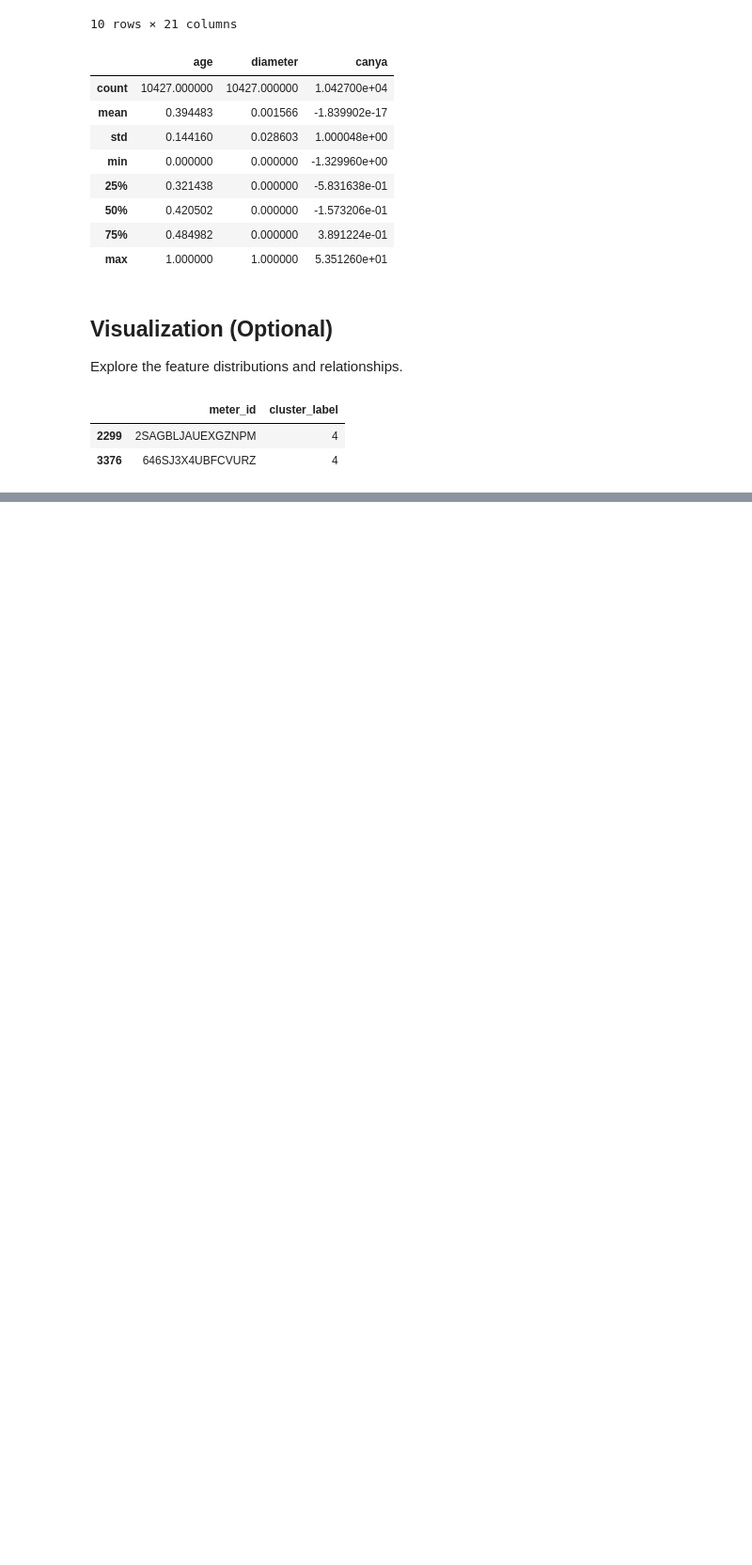
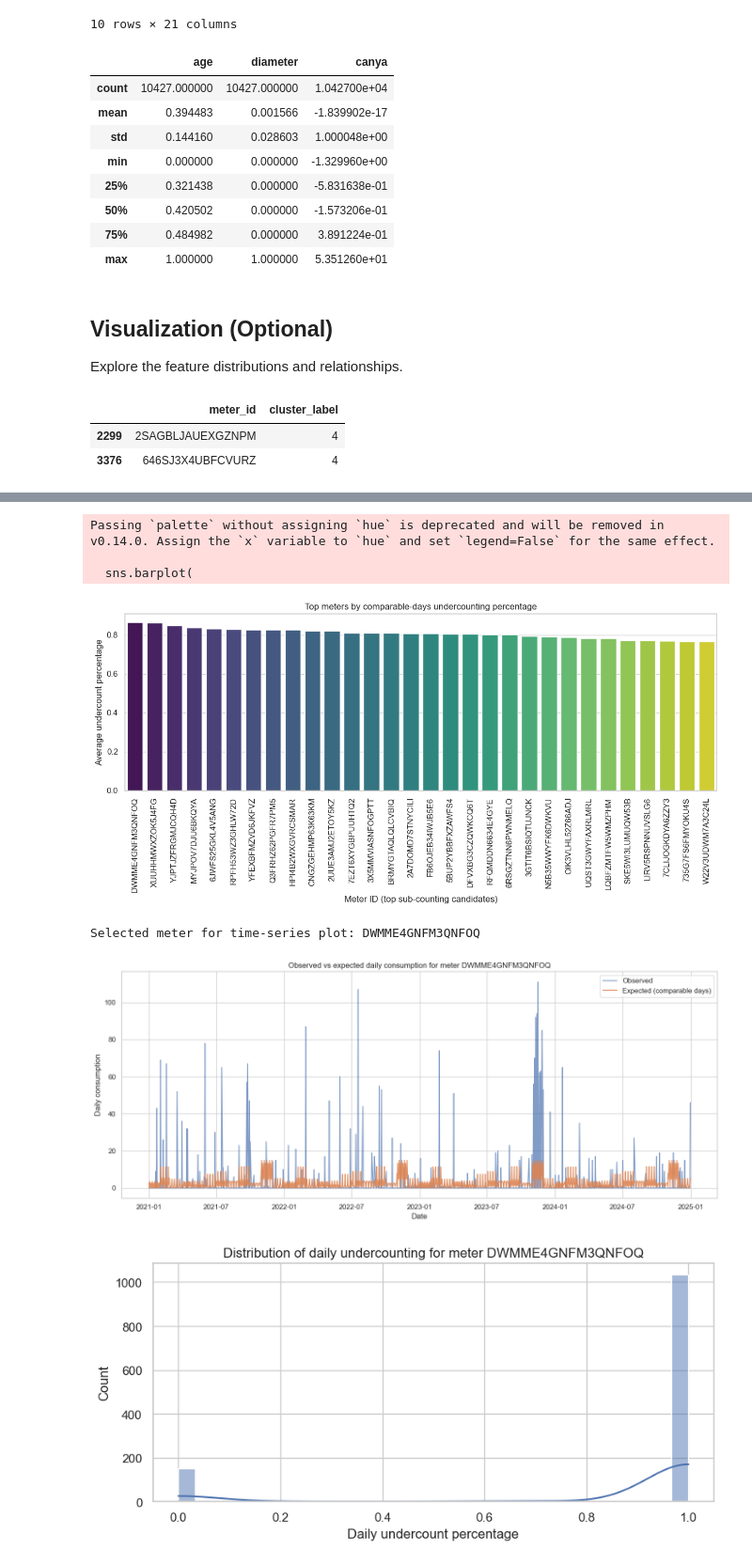
Before and after one commit to aniol-petit/barcelona-water-flow, a Jupyter notebook: data/stage1_kmeans/kmeans_physical.ipynb, the cells around one changed output, grey strips where cells are left out. Shown at 94% size. Cells and saved outputs as stored; diff of their text form; code cells hidden in the pictures; blank space fills up the shorter version.

```diff
--- a/data/stage1_kmeans/kmeans_physical.ipynb
+++ b/data/stage1_kmeans/kmeans_physical.ipynb
@@ -318,0 +450,18 @@ df_clusters.nlargest(10, "canya")
+# %%
+# 3. Compute expected consumption using comparable days
+
+# Group by meter and comparable-day key, then compute mean daily consumption
+comparable_key = ["meter_id", "month", "day_of_week", "is_weekend"]
+
+df_daily_all["expected_consumption"] = (
+    df_daily_all
+    .groupby(comparable_key)["daily_consumption"]
+    .transform("mean")
+)
+
+# Remove days where expected consumption is missing or zero (no comparable days
+# or zero baseline) to avoid division-by-zero issues.
+mask_valid = df_daily_all["expected_consumption"] > 0
+
+df_daily_valid = df_daily_all.loc[mask_valid].copy()
+print("Valid daily rows for undercounting analysis:", df_daily_valid.shape[0])
@@ -318,0 +514,55 @@ df_clusters.nlargest(10, "canya")
+# %%
+# 5. Visualisations
+
+# (a) Bar chart ranking meters by undercounting percentage (top 30 for readability)
+plt.figure(figsize=(12, 6))
+
+plot_top_n = 30
+plot_data = meter_summary.head(plot_top_n)
+
+sns.barplot(
+    data=plot_data,
+    x="meter_id",
+    y="undercount_pct_meter",
+    palette="viridis",
+)
+plt.xticks(rotation=90)
+plt.ylabel("Average undercount percentage")
+plt.xlabel("Meter ID (top sub-counting candidates)")
+plt.title("Top meters by comparable-days undercounting percentage")
+plt.tight_layout()
+plt.show()
+
+# (b) Time-series plot for a selected meter (highest undercounting)
+if not meter_summary.empty:
+    selected_meter = meter_summary.iloc[0]["meter_id"]
+    print(f"Selected meter for time-series plot: {selected_meter}")
+
+    meter_ts = df_daily_valid[df_daily_valid["meter_id"] == selected_meter].copy()
+    meter_ts = meter_ts.sort_values("date")
+
+    plt.figure(figsize=(14, 6))
+    plt.plot(meter_ts["date"], meter_ts["daily_consumption"], label="Observed", alpha=0.7)
+    plt.plot(meter_ts["date"], meter_ts["expected_consumption"], label="Expected (comparable days)", alpha=0.9)
+    plt.xlabel("Date")
+    plt.ylabel("Daily consumption")
+    plt.title(f"Observed vs expected daily consumption for meter {selected_meter}")
+    plt.legend()
+    plt.tight_layout()
+    plt.show()
+
+    # (c) Histogram of daily undercount percentages for that meter
+    plt.figure(figsize=(8, 4))
+    sns.histplot(meter_ts["undercount_pct_d"], bins=30, kde=True)
+    plt.xlabel("Daily undercount percentage")
+    plt.title(f"Distribution of daily undercounting for meter {selected_meter}")
+    plt.tight_layout()
+    plt.show()
+# %% [output]
+Passing `palette` without assigning `hue` is deprecated and will be removed in v0.14.0. Assign the `x` variable to `hue` and set `legend=False` for the same effect.
+
+  sns.barplot(
+[figure, added]
+Selected meter for time-series plot: DWMME4GNFM3QNFOQ
+[figure, added]
+[figure, added]
```
Also changed, not shown: parts of 7 cells of this notebook, 36 other files.
